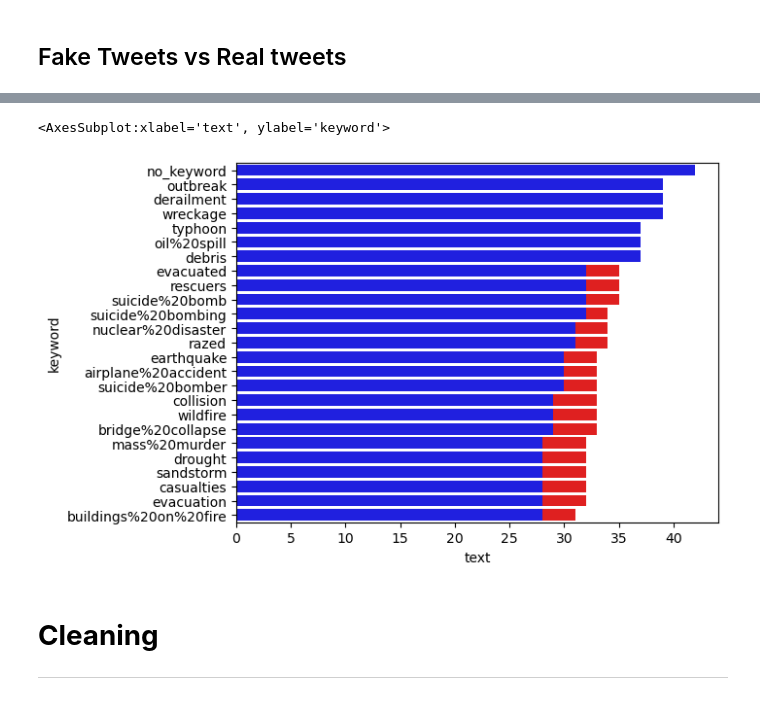
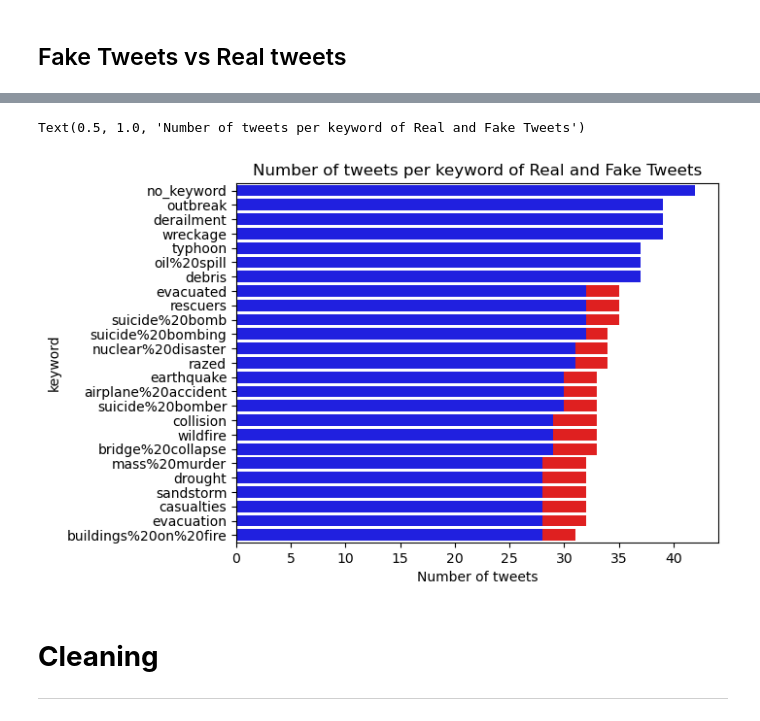
Before and after one commit to b3ccaMR/NLP-Disaster-Tweets, a Jupyter notebook: nlp-tweets.ipynb, the cells around one changed output, grey strips where cells are left out. Saved outputs shown, nothing was run; the diff lists cells and outputs as text; code cells hidden in the pictures.

Commit message:
Fixed graphs

```diff
--- a/nlp-tweets.ipynb
+++ b/nlp-tweets.ipynb
@@ -87,12 +91,18 @@ sns.countplot(x = 'target', data = df, palette = 'seismic_r')
 # %%
 keyword_fake = df[df['target'] == 0].groupby('keyword').count().drop(columns=['target', 'id']).sort_values(by='text', ascending=False)[:25]
 keyword_real = df[df['target'] == 1].groupby('keyword').count().drop(columns=['target', 'id']).sort_values(by='text', ascending=False)[:25]
 
 sns.barplot(data=keyword_fake,y=keyword_real.index, x = 'text',color='red',) #number of fake tweets
 sns.barplot(data=keyword_real,y=keyword_real.index, x = 'text',color='blue')#number of real tweets
+plt.gca().set_xlabel('Number of tweets')
+plt.gca().set_title('Number of tweets per keyword of Real and Fake Tweets')
+
+#keyword_data = df.groupby('keyword')['target'].value_counts().unstack(fill_value=0).sort_values(by=1, ascending=False)[:25]
+#keyword_data
+#keyword_data.plot(kind='barh')
 # %% [output]
-<AxesSubplot:xlabel='text', ylabel='keyword'>
+Text(0.5, 1.0, 'Number of tweets per keyword of Real and Fake Tweets')
-[figure, old version]
+[figure, new version]
 # %% [markdown]
 # **Cleaning**
 ---
```
Also changed, not shown: parts of 3 cells of this notebook.
